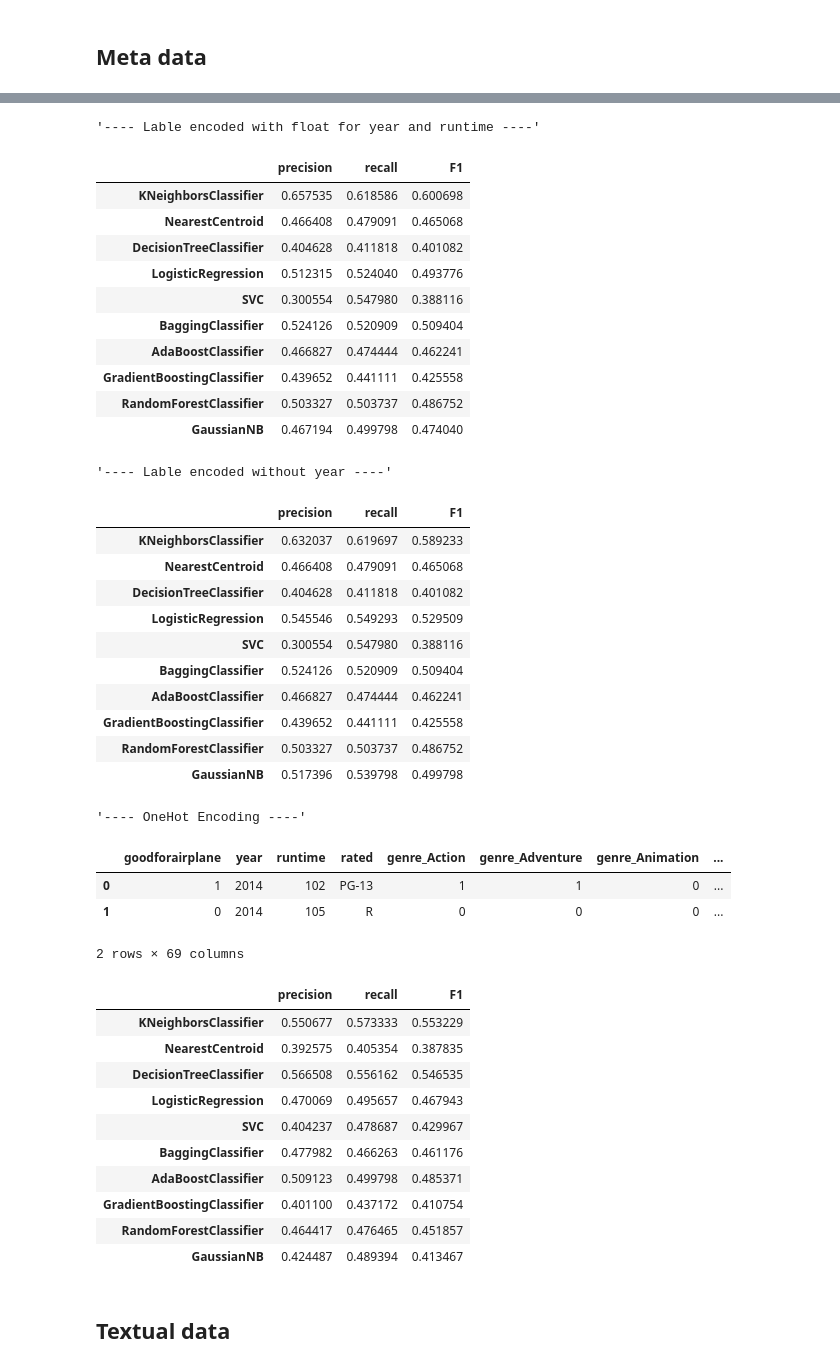
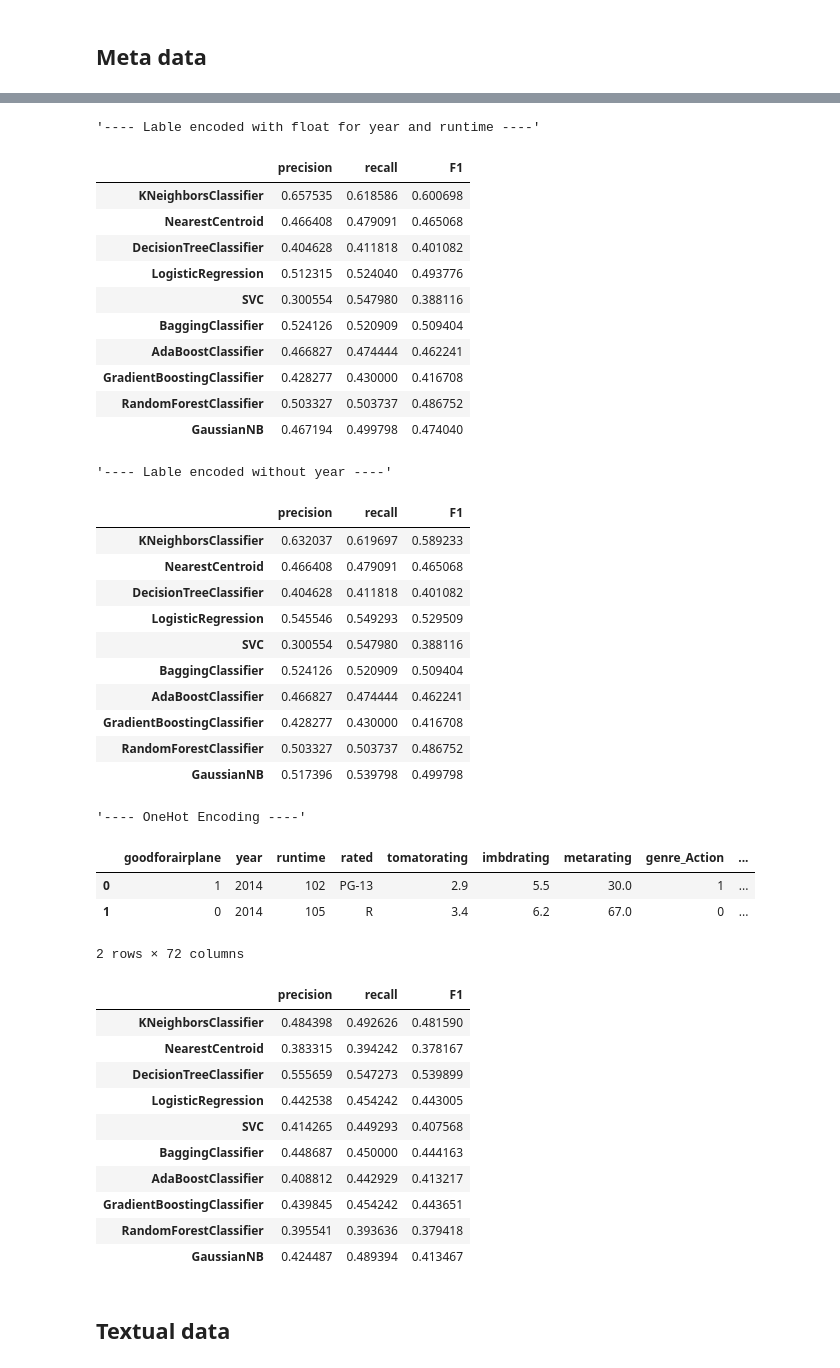
Before and after one commit to patrickFuerst/CoE_task, a Jupyter notebook: classifier_selection.ipynb, the cells around one changed output, grey strips where cells are left out. Cells and saved outputs as stored; diff of their text form; code cells hidden in the pictures.

```diff
--- a/classifier_selection.ipynb
+++ b/classifier_selection.ipynb
@@ -305,10 +323,10 @@ def pre_process_visual_data():
     df_data = df_visual_data.unstack()
     return df_data
 
-def pre_process_meta_data():
+def pre_process_meta_data(df_meta):
     #create columns of the two rows belonging to each movie
-    df_data = df_meta_data.drop(['genre','country','language'],axis=1)
-    df_data_genre = df_meta_data['genre'].apply( lambda x: x.replace(" ", "") ).str.get_dummies(sep=",")
+    df_data = df_meta.drop(['genre','country','language'],axis=1)
+    df_data_genre = df_meta['genre'].apply( lambda x: x.replace(" ", "") ).str.get_dummies(sep=",")
     df_data_genre.columns = ['genre_'+str(x) for x in df_data_genre.columns]
 
     df_data_country = df_meta_data['country'].apply( lambda x: x.replace(" ", "") ).str.get_dummies(sep=",")
@@ -324,8 +342,14 @@ def pre_process_meta_data():
 
     return df_data
 
-df_meta_data_processed = pre_process_meta_data()
+df_meta_data_processed = pre_process_meta_data(df_meta_data)
 display(df_meta_data_processed.head(5))
+
+pd.merge(df_labled_movies.drop(['movie'],axis=1),df_meta_data_processed, on='filename').to_csv('data/meta_data_processed_exported.csv',sep=";",index = False)
+df_meta_extended_data_processed = pre_process_meta_data(df_meta_extended_data)
+display(df_meta_extended_data_processed.head(5))
+
+
 
 df_audio_data_processed = df_audio_data #pre_process_audio_data()
 display(df_audio_data_processed.head(5))
@@ -498,7 +529,7 @@ df_final_results = df_final_results.append(metrics)
 display("---- OneHot Encoding ----")
 ##optimizing encoding further by using the processed meta data
 
-df_train = pd.merge(df_labled_movies,df_meta_data_processed, on='filename')
+df_train = pd.merge(df_labled_movies,df_meta_extended_data_processed, on='filename')
 df_train.drop(['movie', 'filename'],axis=1, inplace=True)
 display(df_train.head(2))
 df_X = df_train.drop('goodforairplane',axis=1)
@@ -525,49 +556,49 @@ X_labelencoded_meta = X_labelencoded
 | LogisticRegression | 0.587637 | 0.585556 | 0.574014 |
 | SVC | 0.297467 | 0.536869 | 0.382622 |
 | BaggingClassifier | 0.512169 | 0.499596 | 0.482540 |
 | AdaBoostClassifier | 0.516002 | 0.501717 | 0.490721 |
 | GradientBoostingClassifier | 0.501382 | 0.500707 | 0.486474 |
 | RandomForestClassifier | 0.509880 | 0.498485 | 0.489622 |
 | GaussianNB | 0.474880 | 0.506667 | 0.481515 |
 '---- Lable encoded with float for year and runtime ----'
 |  | precision | recall | F1 |
 | KNeighborsClassifier | 0.657535 | 0.618586 | 0.600698 |
 | NearestCentroid | 0.466408 | 0.479091 | 0.465068 |
 | DecisionTreeClassifier | 0.404628 | 0.411818 | 0.401082 |
 | LogisticRegression | 0.512315 | 0.524040 | 0.493776 |
 | SVC | 0.300554 | 0.547980 | 0.388116 |
 | BaggingClassifier | 0.524126 | 0.520909 | 0.509404 |
 | AdaBoostClassifier | 0.466827 | 0.474444 | 0.462241 |
-| GradientBoostingClassifier | 0.439652 | 0.441111 | 0.425558 |
+| GradientBoostingClassifier | 0.428277 | 0.430000 | 0.416708 |
 | RandomForestClassifier | 0.503327 | 0.503737 | 0.486752 |
 | GaussianNB | 0.467194 | 0.499798 | 0.474040 |
 '---- Lable encoded without year ----'
 |  | precision | recall | F1 |
 | KNeighborsClassifier | 0.632037 | 0.619697 | 0.589233 |
 | NearestCentroid | 0.466408 | 0.479091 | 0.465068 |
 | DecisionTreeClassifier | 0.404628 | 0.411818 | 0.401082 |
 | LogisticRegression | 0.545546 | 0.549293 | 0.529509 |
 | SVC | 0.300554 | 0.547980 | 0.388116 |
 | BaggingClassifier | 0.524126 | 0.520909 | 0.509404 |
 | AdaBoostClassifier | 0.466827 | 0.474444 | 0.462241 |
-| GradientBoostingClassifier | 0.439652 | 0.441111 | 0.425558 |
+| GradientBoostingClassifier | 0.428277 | 0.430000 | 0.416708 |
 | RandomForestClassifier | 0.503327 | 0.503737 | 0.486752 |
 | GaussianNB | 0.517396 | 0.539798 | 0.499798 |
 '---- OneHot Encoding ----'
-|  | goodforairplane | year | runtime | rated | genre_Action | genre_Adventure | genre_Animation | ... |
-| 0 | 1 | 2014 | 102 | PG-13 | 1 | 1 | 0 | ... |
-| 1 | 0 | 2014 | 105 | R | 0 | 0 | 0 | ... |
+|  | goodforairplane | year | runtime | rated | tomatorating | imbdrating | metarating | genre_Action | ... |
+| 0 | 1 | 2014 | 102 | PG-13 | 2.9 | 5.5 | 30.0 | 1 | ... |
+| 1 | 0 | 2014 | 105 | R | 3.4 | 6.2 | 67.0 | 0 | ... |
-2 rows × 69 columns
+2 rows × 72 columns
 |  | precision | recall | F1 |
-| KNeighborsClassifier | 0.550677 | 0.573333 | 0.553229 |
-| NearestCentroid | 0.392575 | 0.405354 | 0.387835 |
-| DecisionTreeClassifier | 0.566508 | 0.556162 | 0.546535 |
-| LogisticRegression | 0.470069 | 0.495657 | 0.467943 |
-| SVC | 0.404237 | 0.478687 | 0.429967 |
-| BaggingClassifier | 0.477982 | 0.466263 | 0.461176 |
-| AdaBoostClassifier | 0.509123 | 0.499798 | 0.485371 |
-| GradientBoostingClassifier | 0.401100 | 0.437172 | 0.410754 |
-| RandomForestClassifier | 0.464417 | 0.476465 | 0.451857 |
+| KNeighborsClassifier | 0.484398 | 0.492626 | 0.481590 |
+| NearestCentroid | 0.383315 | 0.394242 | 0.378167 |
+| DecisionTreeClassifier | 0.555659 | 0.547273 | 0.539899 |
+| LogisticRegression | 0.442538 | 0.454242 | 0.443005 |
+| SVC | 0.414265 | 0.449293 | 0.407568 |
+| BaggingClassifier | 0.448687 | 0.450000 | 0.444163 |
+| AdaBoostClassifier | 0.408812 | 0.442929 | 0.413217 |
+| GradientBoostingClassifier | 0.439845 | 0.454242 | 0.443651 |
+| RandomForestClassifier | 0.395541 | 0.393636 | 0.379418 |
 | GaussianNB | 0.424487 | 0.489394 | 0.413467 |
 # %% [markdown]
 ## Textual data
```
Also changed, not shown: parts of 3 cells of this notebook.
